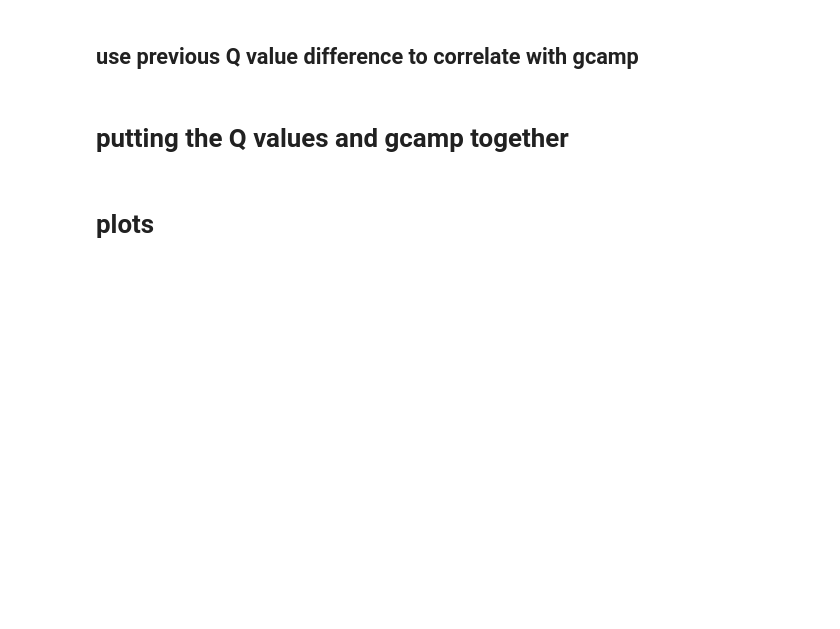
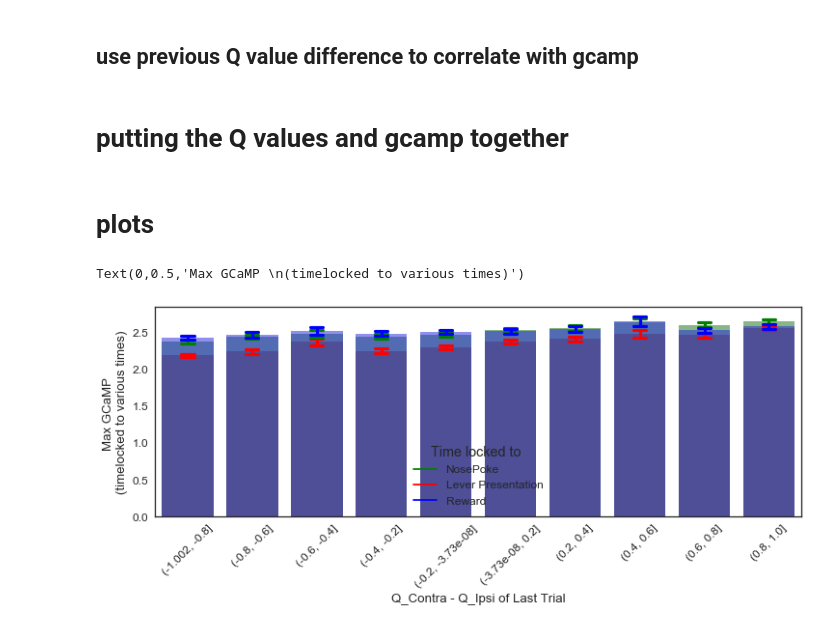
Before and after one commit to rachelstephlee/qlearning, a Jupyter notebook: Behavior_Gcamp2.ipynb, the cells around one changed output. Drawn from its saved outputs; the diff is of its cells as text; code cells hidden in the pictures; blank space fills up the shorter version.

```diff
--- a/Behavior_Gcamp2.ipynb
+++ b/Behavior_Gcamp2.ipynb
@@ -87,6 +159,6 @@ Wall time: 27.8 s
 # %%
-df_trials = pd.DataFrame(data_t, columns = ('MouseID', 'Trial', 'Action', 'Reward', 'TrialStart',
-                                             'Session', 'RecordLoc'))
+df_trials = pd.DataFrame(data_t, columns = ('MouseID', 'Trial', 'Action', 'Reward',
+                                             'Session', 'RecordLoc')) # 'TrialStart',
 # %%
 NS = len(np.unique(df_trials['MouseID']))
 
@@ -149,28 +211,18 @@ data_g = []
 data_nac = []
 
 for data_src, save in zip([data_DMS, data_NAC], [data_g, data_nac]):
-    dt = 15
-    LEN_BEFORE = dt
-    LEN_AFTER = dt * 2
+
 
 
     for mouse_id in np.unique(data['MouseID']):
         data_small = data_src[data_src['MouseID'] == mouse_id]
-
-
         trial_starts = np.where(data_small['TrialStart'] == 1)[0]
-
-
         num_trials = len(trial_starts)
 
         # for stay/leave from last trial
         last_sess = -1
 
         for t_i, t in enumerate(trial_starts):
-
-
-
-
             if t_i == (num_trials - 1):
                 trial_end = len(data_small)
             else:
@@ -210,11 +262,10 @@ for data_src, save in zip([data_DMS, data_NAC], [data_g, data_nac]):
             gcamp_reward = data_small['gcamp'].values[(t + reward_i - LEN_BEFORE): (t + reward_i + LEN_AFTER)]
 
 
+            sess = data_trial.iloc[0].Session
+            recordloc = data_trial.iloc[0].RecordLoc
+            # check if mice stayed/left from previous choice
 
-
-            sess = np.unique(data_trial['Session'])[0]
-            recordloc = np.unique(data_trial['RecordLoc'])[0]
-            # check if mice stayed/left from previous choice
             if last_sess != sess: # start of new session
                 ref = np.nan
                 last_sess = sess
@@ -414,25 +464,33 @@ df_corr = df_corr.replace({'RecordLoc': {1:'DMS', 2:'NAC'}})
 # %% [markdown]
 # plots
+# %%
+# df_corr = pd.DataFrame.from_csv("data/int_pc_qvals_gcamp.csv")
+df_corr_all = df_corr_all.dropna(subset=['Q_dir_diff'])
+
+df_corr = df_corr_all # df_corr_all[df_corr_all['RecordLoc'] == 'DMS']
 # %%
 fig = plt.figure(figsize = (12, 4))
-df_corr['bQ_diff_last'] = pd.cut(df_corr['Q_diff_last'], 10)
+df_corr['bQ_dir_diff'] = pd.cut(df_corr['Q_dir_diff'], 10)
 df_corr['max_np'] = [max(x) for x in df_corr['g_np']]
 df_corr['max_lp'] = [max(x) for x in df_corr['g_lp']]
 df_corr['max_r'] = [max(x) for x in df_corr['g_reward']]
 
 
 
 plt.plot([], color = 'g', label = 'NosePoke')
 plt.plot([], color = 'r', label = 'Lever Presentation')
 plt.plot([], color = 'b', label = 'Reward')
 plt.legend(title = 'Time locked to ')
-sns.barplot(data=df_corr, x = 'bQ_diff_last', y = 'max_np', ci = 68,  color = 'r', alpha = 0.5,  capsize = 0.2, errcolor = 'r')
-sns.barplot(data=df_corr, x = 'bQ_diff_last', y = 'max_lp', ci = 68,  color = 'g', alpha = 0.5, capsize = 0.2, errcolor = 'g')
-sns.barplot(data=df_corr, x = 'bQ_diff_last', y = 'max_r', ci = 68, color = 'b', alpha = 0.5, capsize = 0.2, errcolor = 'b')
+sns.barplot(data=df_corr, x = 'bQ_dir_diff', y = 'max_np', ci = 68,  color = 'r', alpha = 0.5,  capsize = 0.2, errcolor = 'r')
+sns.barplot(data=df_corr, x = 'bQ_dir_diff', y = 'max_lp', ci = 68,  color = 'g', alpha = 0.5, capsize = 0.2, errcolor = 'g')
+sns.barplot(data=df_corr, x = 'bQ_dir_diff', y = 'max_r', ci = 68, color = 'b', alpha = 0.5, capsize = 0.2, errcolor = 'b')
 
 plt.xticks(rotation=45)
 plt.xlabel('Q_Contra - Q_Ipsi of Last Trial')
 plt.ylabel('Max GCaMP \n(timelocked to various times)')
 # [df_DMS['Stay/Leave'] == 'stay']
+# %% [output]
+Text(0,0.5,'Max GCaMP \n(timelocked to various times)')
+[figure, added]
 # %%
 fig = plt.figure(figsize = (12, 4))
```
Also changed, not shown: parts of 28 cells of this notebook.
